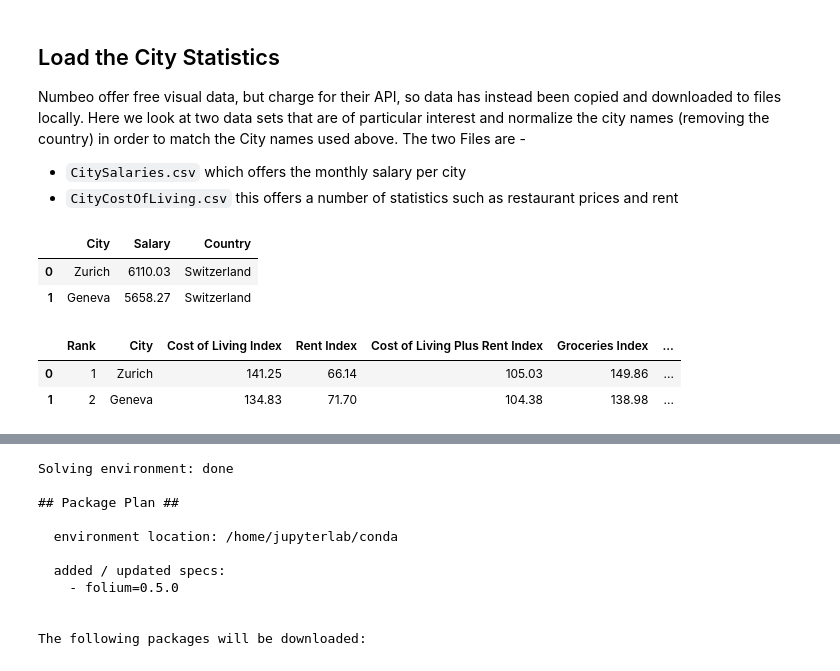
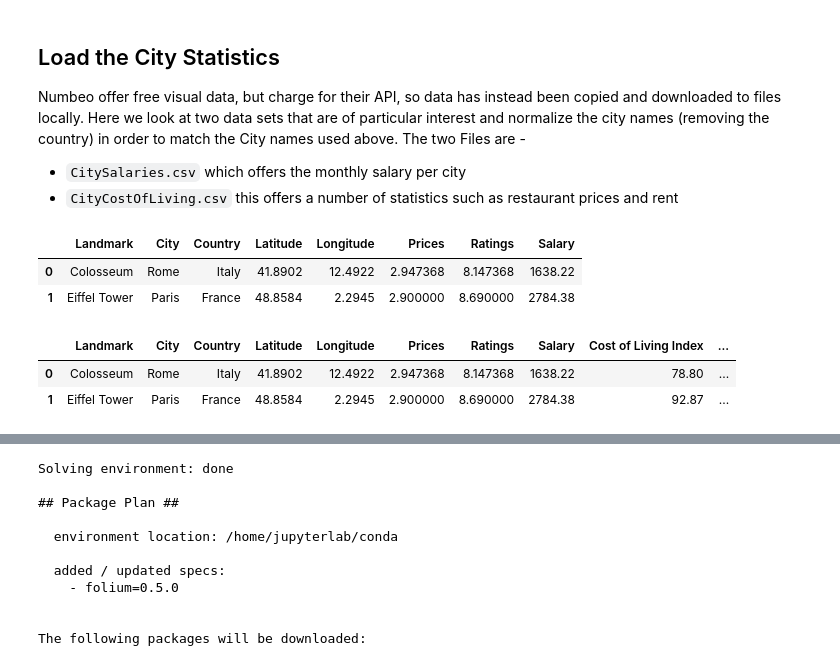
Before and after one commit to bill-looby/Coursera_Capstone, a Jupyter notebook: Investigations.ipynb, the cells around one changed output, grey strips where cells are left out. Drawn from its saved outputs; the diff is of its cells as text; code cells hidden in the pictures.

```diff
--- a/Investigations.ipynb
+++ b/Investigations.ipynb
@@ -154,14 +155,14 @@ section='food'
 prices = []
 ratings = []
 
-df_landmark_details = df_landmarks.head(15)
+df_landmark_details = df_landmarks
 
-for index, row in dfl.iterrows():
+for index, row in df_landmark_details.iterrows():
     print(row[0]) # as this takes a while to run - need feedback
     results = get_venues_close(row[3],row[4],'food')
     df_restaurants = get_restaurant_ids(results)
 
-    df_restaurants = df_restaurants.head(5) # populate the cache at least a little for all landmarks - we'll get the rest later
+    df_restaurants = df_restaurants.head(20) # populate the cache at least a little for all landmarks - we'll increase this later
 
     rids = df_restaurants['venue.id']
     avgp, avgr = get_average_price_and_rating(rids)
@@ -170,9 +171,6 @@ for index, row in dfl.iterrows():
 
 df_landmark_details = df_landmark_details.assign(Prices=pd.Series(prices))
 df_landmark_details = df_landmark_details.assign(Ratings=pd.Series(ratings))
-df_landmark_details.head()
-print(basic_stats)
-print(premium_stats)
 # %% [output]
 Colosseum
 Eiffel Tower
@@ -226,19 +210,26 @@ split = df_salaries['City'].str.split(',')
 df_salaries.drop(['City'],axis=1)
 df_salaries['City']=split.str[0]
 df_salaries['Country']=split.str[1]
-df_salaries.head(2)
+
+# and merge in salary
+df_landmarks_with_salary = pd.merge(df_landmark_details, df_salaries[['City','Salary']], left_on='City',right_on='City', how='left')
+df_landmarks_with_salary.dropna(axis=0, inplace=True)
+df_landmarks_with_salary.head(2)
 # %% [output]
-|  | City | Salary | Country |
-| 0 | Zurich | 6110.03 | Switzerland |
-| 1 | Geneva | 5658.27 | Switzerland |
+|  | Landmark | City | Country | Latitude | Longitude | Prices | Ratings | Salary |
+| 0 | Colosseum | Rome | Italy | 41.8902 | 12.4922 | 2.947368 | 8.147368 | 1638.22 |
+| 1 | Eiffel Tower | Paris | France | 48.8584 | 2.2945 | 2.900000 | 8.690000 | 2784.38 |
 # %%
 df_living = pd.read_csv('CityCostOfLiving.csv')
 split = df_living['City'].str.split(',')
 df_living.drop(['City'],axis=1)
 df_living['City']=split.str[0]
 df_living['Country']=split.str[1]
-df_living.head(2)
+
+df_complete = pd.merge(df_landmarks_with_salary, df_living[['City','Cost of Living Index','Rent Index', 'Groceries Index']], left_on='City',right_on='City', how='left')
+df_complete.dropna(axis=0, inplace=True)
+df_complete.head(2)
 # %% [output]
-|  | Rank | City | Cost of Living Index | Rent Index | Cost of Living Plus Rent Index | Groceries Index | ... |
-| 0 | 1 | Zurich | 141.25 | 66.14 | 105.03 | 149.86 | ... |
-| 1 | 2 | Geneva | 134.83 | 71.70 | 104.38 | 138.98 | ... |
+|  | Landmark | City | Country | Latitude | Longitude | Prices | Ratings | Salary | Cost of Living Index | ... |
+| 0 | Colosseum | Rome | Italy | 41.8902 | 12.4922 | 2.947368 | 8.147368 | 1638.22 | 78.80 | ... |
+| 1 | Eiffel Tower | Paris | France | 48.8584 | 2.2945 | 2.900000 | 8.690000 | 2784.38 | 92.87 | ... |
```
Also changed, not shown: parts of 25 cells of this notebook.
